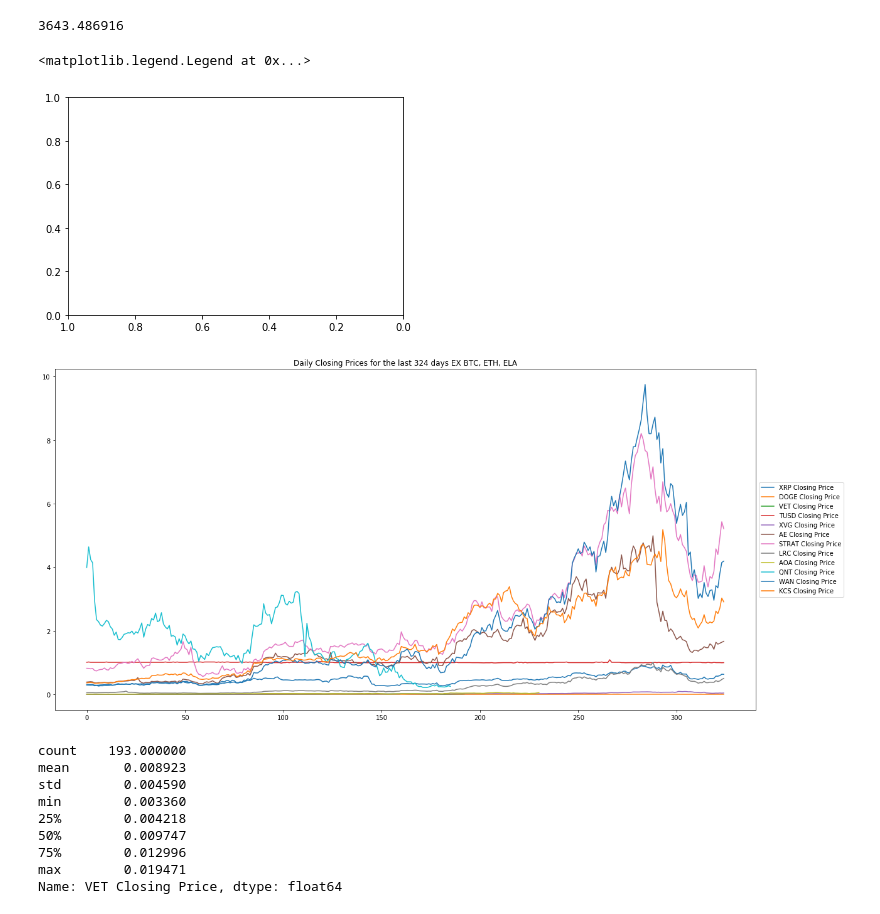
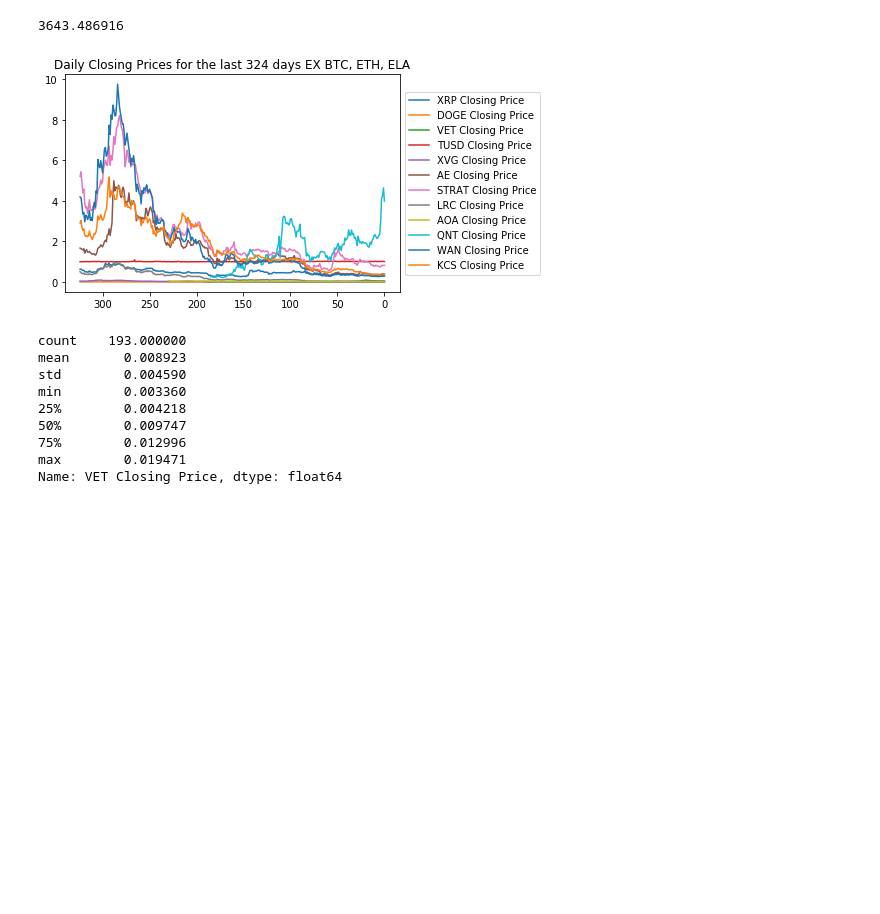
Before and after one commit to kevzha/CryptoAnalysis, a Jupyter notebook: Heatmaps_Graphing.ipynb, the cells around one changed output. Cells and saved outputs as stored; diff of their text form; code cells hidden in the pictures; blank space fills up the shorter version.

```diff
--- a/Heatmaps_Graphing.ipynb
+++ b/Heatmaps_Graphing.ipynb
@@ -82,21 +82,19 @@ days = timedelta.days
 # %%
 #reversing x axis, 0 being present day
 plt.gca().invert_xaxis()
 #plotting of all coins chosen
-plt.figure(figsize=(20,10))
+#plt.figure(figsize=(20,10))
 for col in closing_price.columns:
     if col != 'Date' and col != 'BTC Closing Price'and col != 'ETH Closing Price' and col != 'ELA Closing Price':
         plt.plot(closing_price[col].dropna())
 plt.title("Daily Closing Prices for the last {} days EX BTC, ETH, ELA".format(days))
-# plt.figure(figsize=(20,10))
+
 # Put a legend to the right of the current axis
 plt.legend(loc='center left', bbox_to_anchor=(1, 0.5))#Chart of Closing price excluding Bitcoin and Ethereum
 
-# plt.savefig("Closings price for last 324 days ex BTCETHELA.png")
+plt.savefig("Closings price for last 324 days ex BTCETHELAsome.png", bbox_inches = 'tight', dpi =600)
 # %% [output]
-<matplotlib.legend.Legend at 0x...>
-[figure, old version]
+[figure, new version]
-[figure, removed]
 # %%
 plt.savefig()
 # %%
```
Also changed, not shown: parts of 1 cell of this notebook, 3 other files.
